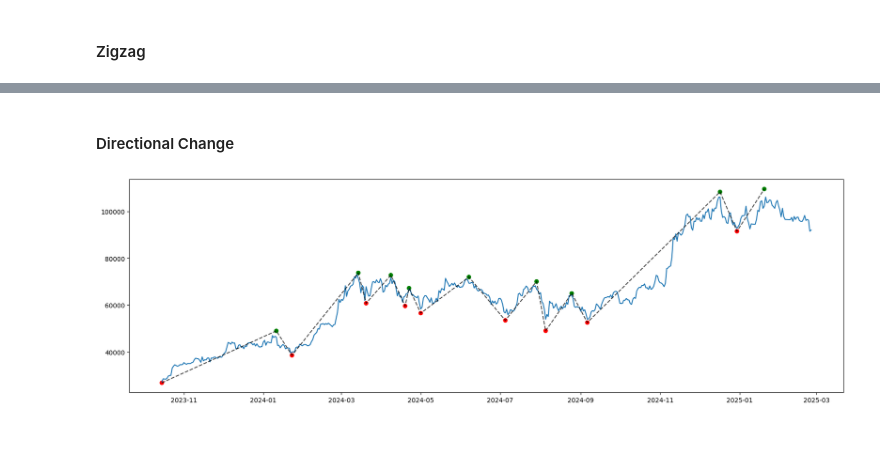
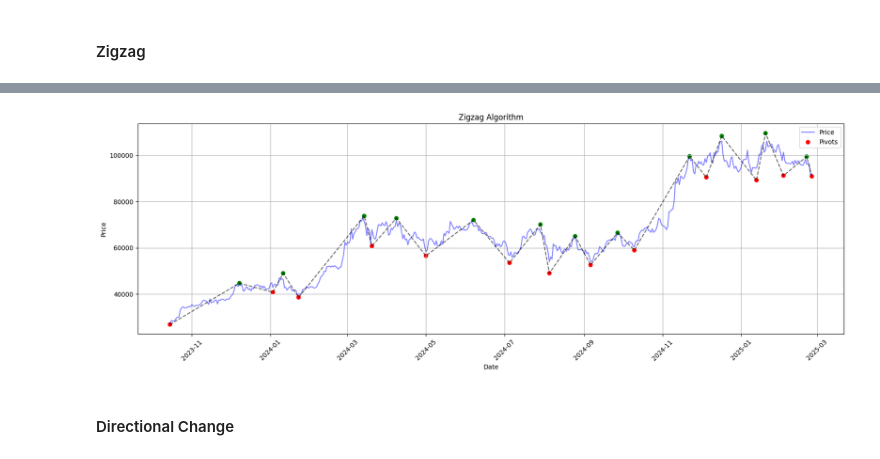
Before and after one commit to devknowscode/trading_technical, a Jupyter notebook: support_and_resistance_researching.ipynb, the cells around one changed output, grey strips where cells are left out. Cells and saved outputs as stored; diff of their text form; code cells hidden in the pictures.

```diff
--- a/support_and_resistance_researching.ipynb
+++ b/support_and_resistance_researching.ipynb
@@ -462,11 +443,7 @@ def find_levels(
     # Construct market profile
     min_v = np.min(price)
     max_v = np.max(price)
-    # arange
-    step = (max_v - min_v) / 200
-    price_range = np.arange(min_v, max_v, step)
-    # linspace
-    # price_range = np.linspace(min_v, max_v, 200)
+    price_range = np.linspace(min_v, max_v, 200)
     pdf = kernal(price_range) # Market profile
 
     # Find significant peaks in the market profile
@@ -716,0 +672,4 @@ plt.show()
+# %%
+zz = ZigZag(df)
+zz.fit()
+zz.pivots
@@ -717,18 +694,8 @@ plt.show()
+# %%
+zz.plot()
+# %% [output]
+[figure, added]
 # %% [markdown]
 #### Directional Change
 # %%
 from scripts.directional_change import DirectionalChange
-# %%
-dc = DirectionalChange(threshold=10)
-dc_points = dc.fit(df)
-
-plt.figure(figsize=(20, 6))
-plt.plot(df["Close"], label="Price")
-if dc_points:
-    pivot_dates, pivot_prices, pivot_labels = zip(*dc_points)
-    plt.scatter(pivot_dates, pivot_prices, c=["green" if label == "High" else "red" for label in pivot_labels], label="Pivots")
-    plt.plot(pivot_dates, pivot_prices, color="black", linestyle="dashed", alpha=0.7)
-
-plt.show()
-# %% [output]
-[figure, removed]
```
Also changed, not shown: parts of 44 cells of this notebook, 5 other files.
